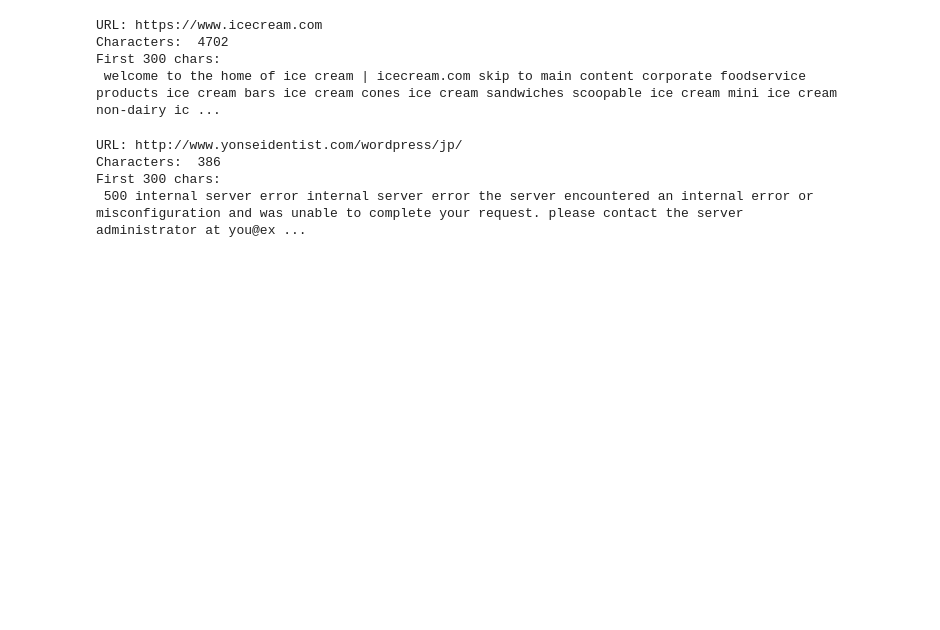
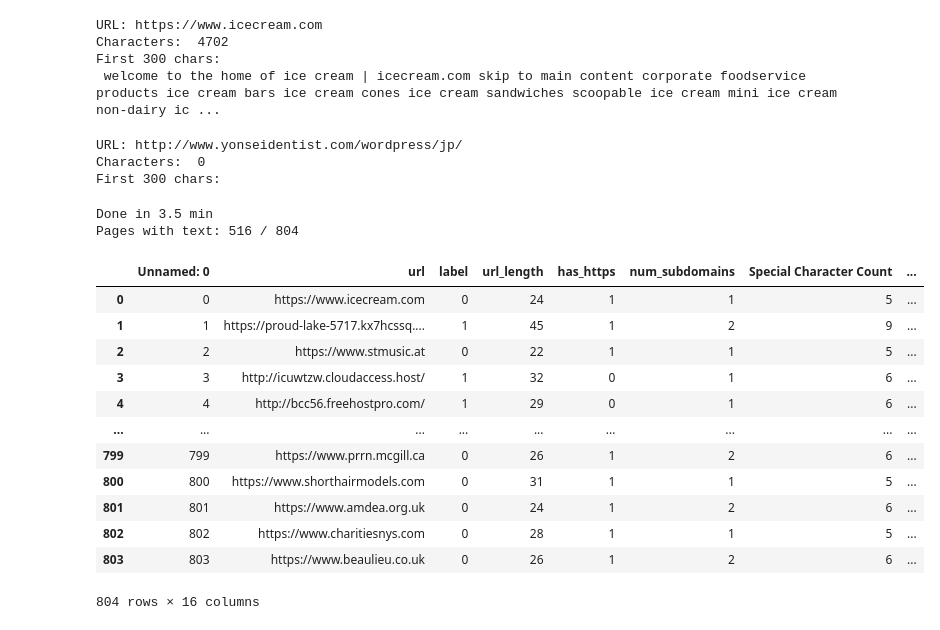
Before and after one commit to Syed-Margub/fraudulent-donation-link-detection-using-ai, a Jupyter notebook: notebooks/Feature Table.ipynb, the cells around one changed output. Saved outputs shown, nothing was run; the diff lists cells and outputs as text; code cells hidden in the pictures; blank space fills up the shorter version.

```diff
--- a/notebooks/Feature Table.ipynb
+++ b/notebooks/Feature Table.ipynb
@@ -421,17 +421,15 @@ df.to_csv('Feature Table 5.csv')
 HEADERS = {"User-Agent": "Mozilla/5.0 (compatible; ResearchBot/1.0)"}
 
 def get_page_text(url):
-    """Fetch a page and return its visible text, lowercased.
-    Returns "" for dead links, timeouts, blocks, AND HTTP errors (404/500)."""
     try:
-        r = requests.get(url, headers=HEADERS, timeout=8)
-        r.raise_for_status()               # <--Dead Link Fix: turns 4xx/5xx into an exception
+        r = requests.get(url, headers=HEADERS,
+                         timeout=(3, 5),          # 3s to connect, 5s to read
+                         allow_redirects=True)
+        r.raise_for_status()
         soup = BeautifulSoup(r.text, "html.parser")
         for tag in soup(["noscript"]):
             tag.decompose()
-        text = soup.get_text(separator=" ")
-        text = re.sub(r"\s+", " ", text)
-        return text.lower().strip()
+        return re.sub(r"\s+", " ", soup.get_text(separator=" ")).lower().strip()
     except Exception:
         return ""
 # %%
@@ -453,6 +451,35 @@ print("Characters: ",len(text))
 print("First 300 chars:\n",text[:300])
 # %% [output]
 URL: http://www.yonseidentist.com/wordpress/jp/
-Characters:  386
+Characters:  0
 First 300 chars:
- 500 internal server error internal server error the server encountered an internal error or misconfiguration and was unable to complete your request. please contact the server administrator at you@ex ...
+# %%
+from concurrent.futures import ThreadPoolExecutor
+import time
+df2=pd.read_csv(r'E:\UNMC Internship Document\Github Upload\notebooks\Feature Table 5.csv')
+start = time.time()
+with ThreadPoolExecutor(max_workers=20) as pool:
+    texts = list(pool.map(get_page_text, df2["url"]))
+
+df2["page_text"] = texts
+print(f"Done in {(time.time()-start)/60:.1f} min")
+print("Pages with text:", (df2.page_text.str.len() > 0).sum(), "/", len(df2))
+# %% [output]
+Done in 3.5 min
+Pages with text: 516 / 804
+# %%
+df2
+# %% [output]
+|  | Unnamed: 0 | url | label | url_length | has_https | num_subdomains | Special Character Count | ... |
+| 0 | 0 | https://www.icecream.com | 0 | 24 | 1 | 1 | 5 | ... |
+| 1 | 1 | https://proud-lake-5717.kx7hcssq.... | 1 | 45 | 1 | 2 | 9 | ... |
+| 2 | 2 | https://www.stmusic.at | 0 | 22 | 1 | 1 | 5 | ... |
+| 3 | 3 | http://icuwtzw.cloudaccess.host/ | 1 | 32 | 0 | 1 | 6 | ... |
+| 4 | 4 | http://bcc56.freehostpro.com/ | 1 | 29 | 0 | 1 | 6 | ... |
+| ... | ... | ... | ... | ... | ... | ... | ... | ... |
+| 799 | 799 | https://www.prrn.mcgill.ca | 0 | 26 | 1 | 2 | 6 | ... |
+| 800 | 800 | https://www.shorthairmodels.com | 0 | 31 | 1 | 1 | 5 | ... |
+| 801 | 801 | https://www.amdea.org.uk | 0 | 24 | 1 | 2 | 6 | ... |
+| 802 | 802 | https://www.charitiesnys.com | 0 | 28 | 1 | 1 | 5 | ... |
+| 803 | 803 | https://www.beaulieu.co.uk | 0 | 26 | 1 | 2 | 6 | ... |
+804 rows × 16 columns
```
Also changed, not shown: parts of 1 cell of this notebook, 1 other file.
